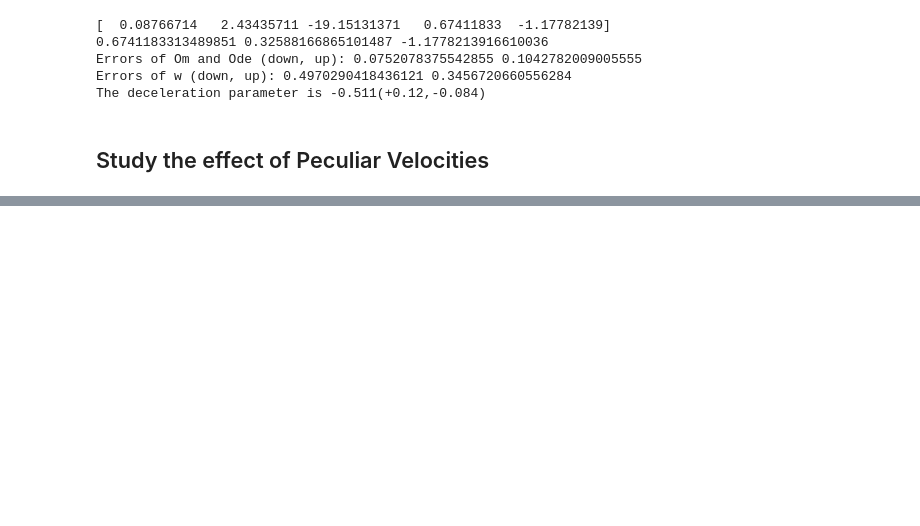
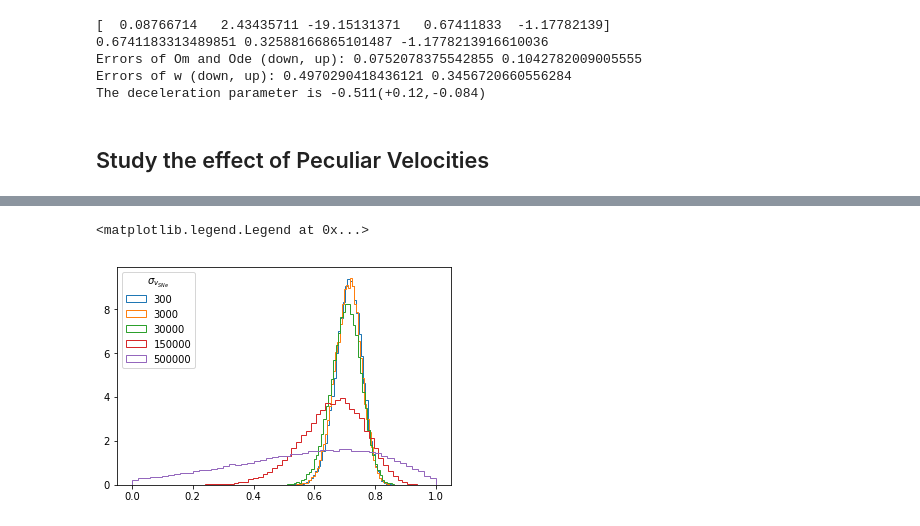
Before and after one commit to OriolAbril/cosmology, a Jupyter notebook: project.ipynb, the cells around one changed output, grey strips where cells are left out. Drawn from its saved outputs; the diff is of its cells as text; code cells hidden in the pictures; blank space fills up the shorter version.

```diff
--- a/project.ipynb
+++ b/project.ipynb
@@ -698,0 +719,16 @@ np.savetxt('samples/samples_flat_xerr_vsn{:.0f}.dat'.format(sigma_vsn),samples_x
+# %%
+sigma_vsns = np.array([300, 3000, 10000, 30000, 100000, 150000, 200000, 500000])
+sigma_vsns = sigma_vsns[[0,1,3,5,-1]]
+e_down = np.empty_like(sigma_vsns,dtype=float)
+e_up = np.empty_like(sigma_vsns,dtype=float)
+plt.figure()
+for i,sigma_vsn in enumerate(sigma_vsns):
+    samples_xerr = np.loadtxt('samples/samples_flat_xerr_vsn{:.0f}.dat'.format(sigma_vsn))
+    q16, q50, q84 = np.percentile(samples_xerr[:,-1], [16,50,84], axis = 0)
+    e_down[i] = q50-q16
+    e_up[i] = q84-q50
+    plt.hist(samples_xerr[:,-1],bins=50,histtype='step',label='{:g}'.format(sigma_vsn),density=True)
+plt.legend(title=r'$\sigma_{v_{SNe}}$')
+# %% [output]
+<matplotlib.legend.Legend at 0x...>
+[figure, added]
```
Also changed, not shown: parts of 8 cells of this notebook, 4 other files.
